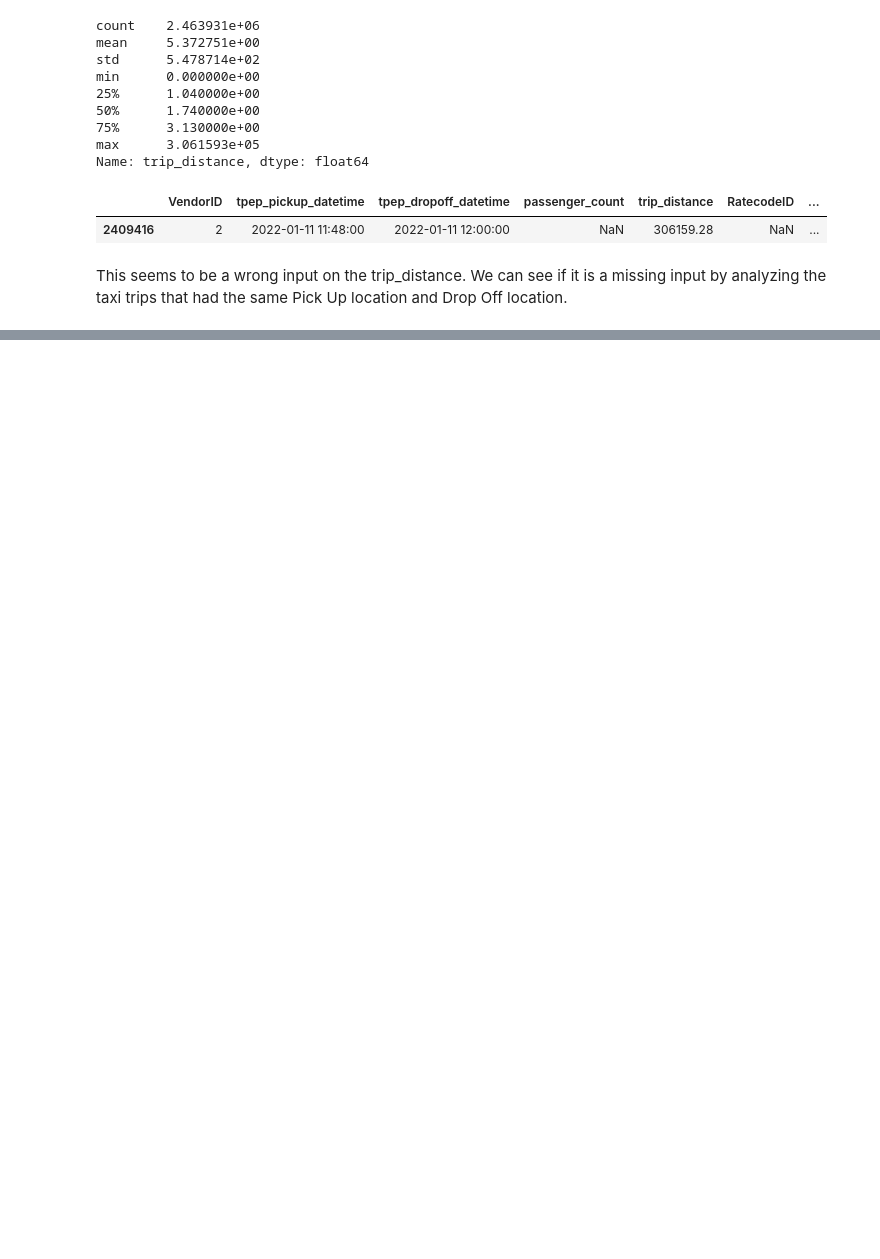
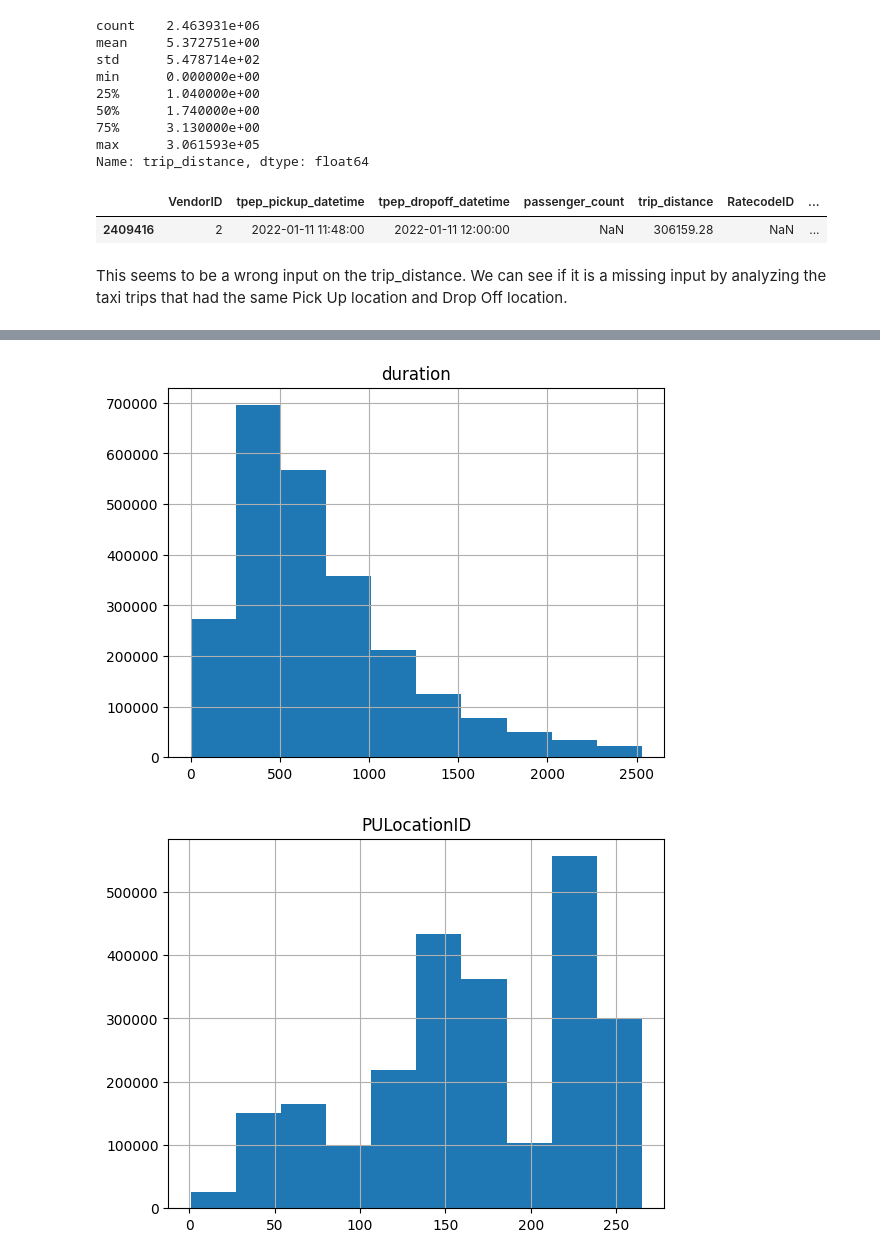
Before and after one commit to nahumsa/nyc-yellow-tripdata, a Jupyter notebook: notebooks/01-EDA.ipynb, the cells around one changed output, grey strips where cells are left out. Cells and saved outputs as stored; diff of their text form; code cells hidden in the pictures; blank space fills up the shorter version.

```diff
--- a/notebooks/01-EDA.ipynb
+++ b/notebooks/01-EDA.ipynb
@@ -138,0 +190,2 @@ Name: trip_distance, dtype: float64
+# %%
+df = df[df["duration"] <= mean_duration + 3 * std_duration]
@@ -138,0 +194,30 @@ Name: trip_distance, dtype: float64
+# %%
+def filter_outlier(df: pd.DataFrame, col: str, n_std: int=3) -> pd.DataFrame:
+    _df = df.copy()
+    mean = df[col].mean()
+    std = df[col].std()
+    _df = _df[_df[col] <= mean + n_std * std]
+    return _df
+
+def preprocess(df: pd.DataFrame) -> pd.DataFrame:
+    COLUMNS = ["tpep_pickup_datetime", "tpep_dropoff_datetime", "PULocationID", "DOLocationID"]
+
+    _df = df.copy()
+    _df = _df[COLUMNS]
+    _df["duration"] = (_df["tpep_dropoff_datetime"] - _df["tpep_pickup_datetime"]).dt.total_seconds()
+    _df = _df[_df["duration"] > 0.]
+    _df = filter_outlier(_df, col="duration")
+    # _df = filter_outlier(_df, col="trip_distance", n_std=2)
+
+    return _df
+
+process_df = preprocess(df)
+# %%
+PLOT_COLS = ["duration", "PULocationID", "DOLocationID"]
+for col in PLOT_COLS:
+    process_df[col].hist()
+    plt.title(col)
+    plt.show()
+# %% [output]
+[figure, added]
+[figure, added]
```
Also changed, not shown: parts of 15 cells of this notebook, 13 other files.
